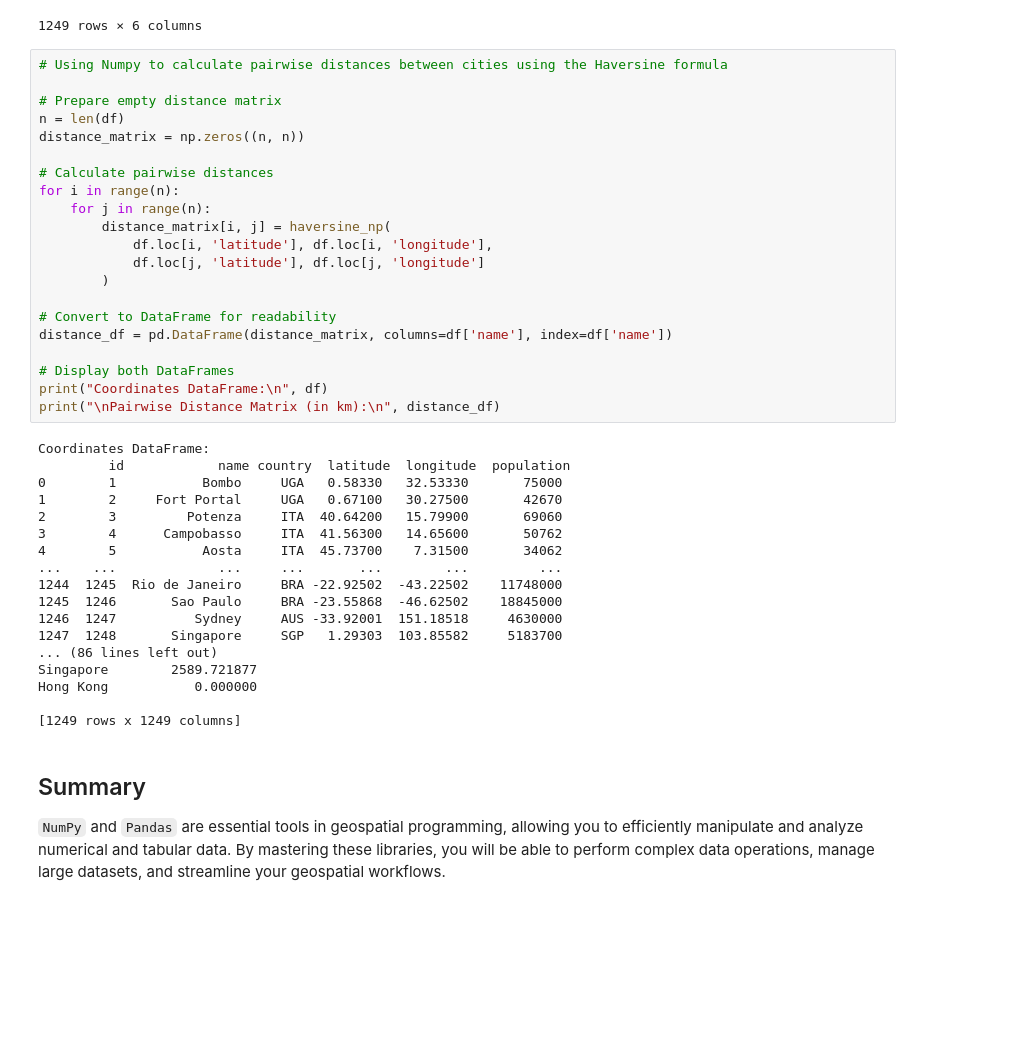
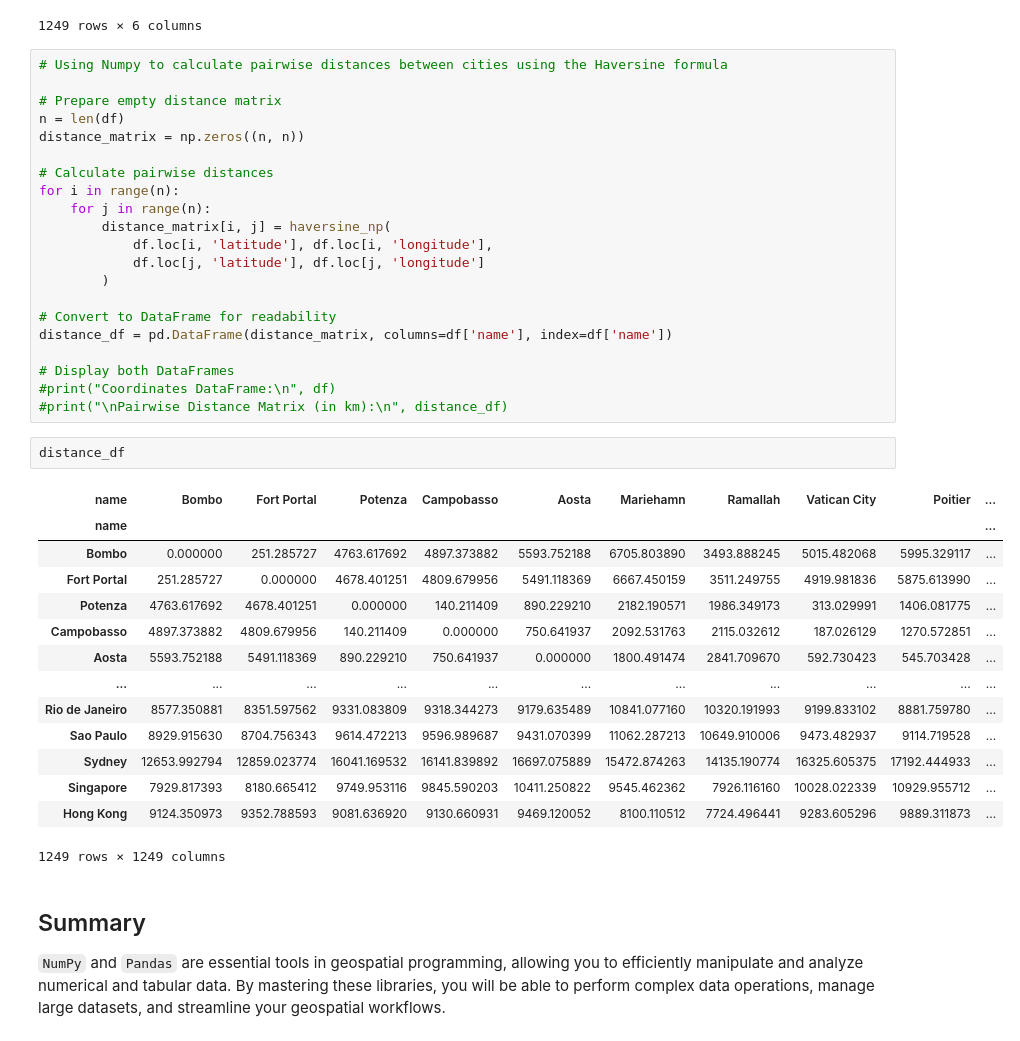
Before and after one commit to HammamiKhaled/geog-510, a Jupyter notebook: book/python/08_numpy_pandas.ipynb, the cells around one changed output. Saved outputs shown, nothing was run; the diff lists cells and outputs as text; blank space fills up the shorter version.

```diff
--- a/book/python/08_numpy_pandas.ipynb
+++ b/book/python/08_numpy_pandas.ipynb
@@ -770,26 +770,25 @@ for i in range(n):
 distance_df = pd.DataFrame(distance_matrix, columns=df['name'], index=df['name'])
 
 # Display both DataFrames
-print("Coordinates DataFrame:\n", df)
-print("\nPairwise Distance Matrix (in km):\n", distance_df)
+#print("Coordinates DataFrame:\n", df)
+#print("\nPairwise Distance Matrix (in km):\n", distance_df)
-# %% [output]
-Coordinates DataFrame:
-         id            name country  latitude  longitude  population
-0        1           Bombo     UGA   0.58330   32.53330       75000
-1        2     Fort Portal     UGA   0.67100   30.27500       42670
-2        3         Potenza     ITA  40.64200   15.79900       69060
-3        4      Campobasso     ITA  41.56300   14.65600       50762
-4        5           Aosta     ITA  45.73700    7.31500       34062
-...    ...             ...     ...       ...        ...         ...
-1244  1245  Rio de Janeiro     BRA -22.92502  -43.22502    11748000
-1245  1246       Sao Paulo     BRA -23.55868  -46.62502    18845000
-1246  1247          Sydney     AUS -33.92001  151.18518     4630000
-1247  1248       Singapore     SGP   1.29303  103.85582     5183700
-... (86 lines left out)
-Singapore        2589.721877
-Hong Kong           0.000000
-
-[1249 rows x 1249 columns]
+# %%
+distance_df
+# %% [output]
+| name | Bombo | Fort Portal | Potenza | Campobasso | Aosta | Mariehamn | Ramallah | Vatican City | Poitier | ... |
+| name |  |  |  |  |  |  |  |  |  | ... |
+| Bombo | 0.000000 | 251.285727 | 4763.617692 | 4897.373882 | 5593.752188 | 6705.803890 | 3493.888245 | 5015.482068 | 5995.329117 | ... |
+| Fort Portal | 251.285727 | 0.000000 | 4678.401251 | 4809.679956 | 5491.118369 | 6667.450159 | 3511.249755 | 4919.981836 | 5875.613990 | ... |
+| Potenza | 4763.617692 | 4678.401251 | 0.000000 | 140.211409 | 890.229210 | 2182.190571 | 1986.349173 | 313.029991 | 1406.081775 | ... |
+| Campobasso | 4897.373882 | 4809.679956 | 140.211409 | 0.000000 | 750.641937 | 2092.531763 | 2115.032612 | 187.026129 | 1270.572851 | ... |
+| Aosta | 5593.752188 | 5491.118369 | 890.229210 | 750.641937 | 0.000000 | 1800.491474 | 2841.709670 | 592.730423 | 545.703428 | ... |
+| ... | ... | ... | ... | ... | ... | ... | ... | ... | ... | ... |
+| Rio de Janeiro | 8577.350881 | 8351.597562 | 9331.083809 | 9318.344273 | 9179.635489 | 10841.077160 | 10320.191993 | 9199.833102 | 8881.759780 | ... |
+| Sao Paulo | 8929.915630 | 8704.756343 | 9614.472213 | 9596.989687 | 9431.070399 | 11062.287213 | 10649.910006 | 9473.482937 | 9114.719528 | ... |
+| Sydney | 12653.992794 | 12859.023774 | 16041.169532 | 16141.839892 | 16697.075889 | 15472.874263 | 14135.190774 | 16325.605375 | 17192.444933 | ... |
+| Singapore | 7929.817393 | 8180.665412 | 9749.953116 | 9845.590203 | 10411.250822 | 9545.462362 | 7926.116160 | 10028.022339 | 10929.955712 | ... |
+| Hong Kong | 9124.350973 | 9352.788593 | 9081.636920 | 9130.660931 | 9469.120052 | 8100.110512 | 7724.496441 | 9283.605296 | 9889.311873 | ... |
+1249 rows × 1249 columns
 # %% [markdown]
 ## Summary
 
```
Also changed, not shown: parts of 1 cell of this notebook, 5 other files.
